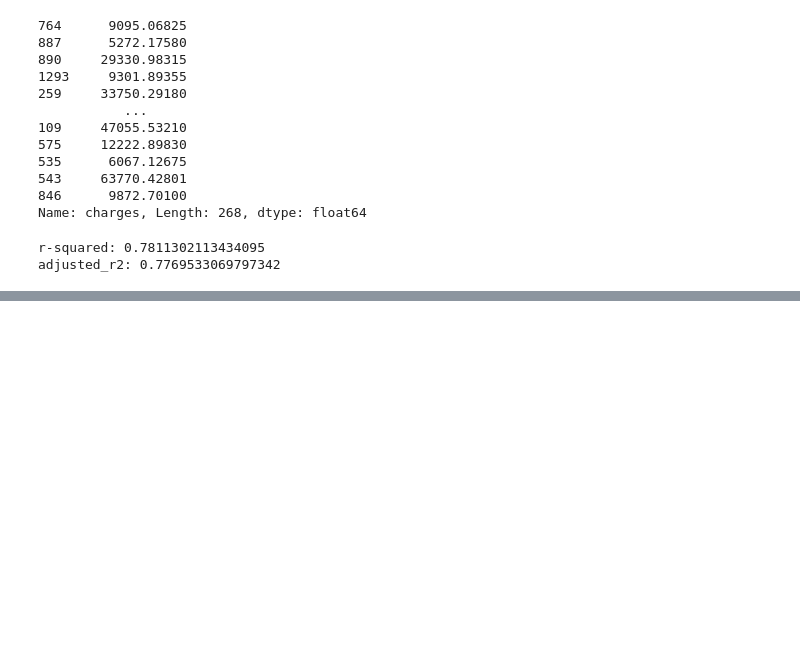
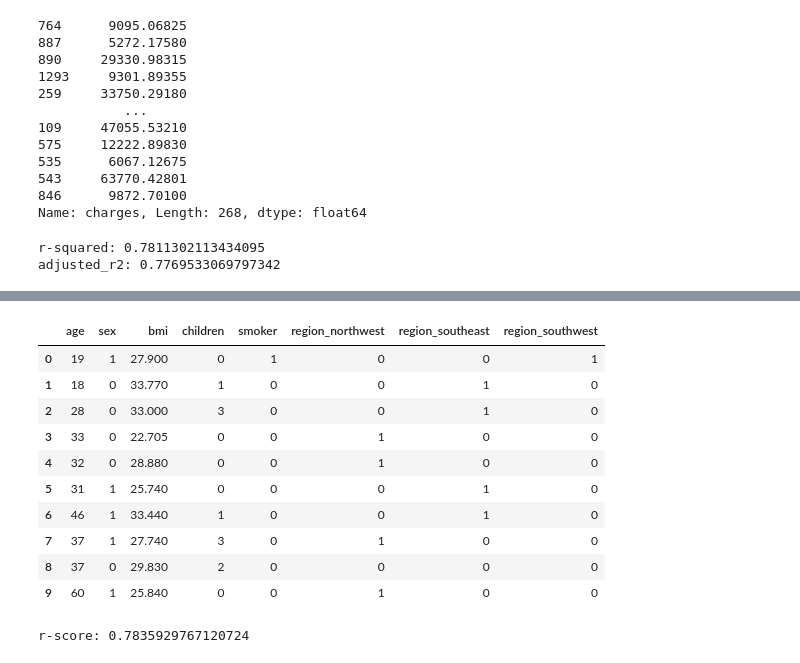
Before and after one commit to Arpanayadav/LinearRegression, a Jupyter notebook: LR.ipynb, the cells around one changed output, grey strips where cells are left out. Saved outputs shown, nothing was run; the diff lists cells and outputs as text; code cells hidden in the pictures; blank space fills up the shorter version.

```diff
--- a/LR.ipynb
+++ b/LR.ipynb
@@ -249,0 +158,36 @@ no changes added to commit (use "git add" and/or "git commit -a")
+# %%
+# One Hot Encoding
+X = insurance_data.drop(columns = ["charges"],axis=1)
+y = insurance_data["charges"]
+
+X = pd.get_dummies(X, columns=["region"],drop_first=True, dtype=int)
+
+X["sex"] = X["sex"].map({"female":1,"male":0})
+X["smoker"] = X["smoker"].map({"yes":1,"no":0})
+# %%
+X.head(10)
+# %% [output]
+|  | age | sex | bmi | children | smoker | region_northwest | region_southeast | region_southwest |
+| 0 | 19 | 1 | 27.900 | 0 | 1 | 0 | 0 | 1 |
+| 1 | 18 | 0 | 33.770 | 1 | 0 | 0 | 1 | 0 |
+| 2 | 28 | 0 | 33.000 | 3 | 0 | 0 | 1 | 0 |
+| 3 | 33 | 0 | 22.705 | 0 | 0 | 1 | 0 | 0 |
+| 4 | 32 | 0 | 28.880 | 0 | 0 | 1 | 0 | 0 |
+| 5 | 31 | 1 | 25.740 | 0 | 0 | 0 | 1 | 0 |
+| 6 | 46 | 1 | 33.440 | 1 | 0 | 0 | 1 | 0 |
+| 7 | 37 | 1 | 27.740 | 3 | 0 | 1 | 0 | 0 |
+| 8 | 37 | 0 | 29.830 | 2 | 0 | 0 | 0 | 0 |
+| 9 | 60 | 1 | 25.840 | 0 | 0 | 1 | 0 | 0 |
+# %%
+from sklearn.model_selection import train_test_split
+X_train, X_test, y_train, y_test = train_test_split(
+    X, y, test_size=0.2, random_state=42)
+
+model = LinearRegression()
+model.fit(X_train,y_train)
+y_pred = model.predict(X_test)
+
+r2 = r2_score(y_test, y_pred)
+print("r-score:",r2)
+# %% [output]
+r-score: 0.7835929767120724
```
Also changed, not shown: parts of 22 cells of this notebook.
